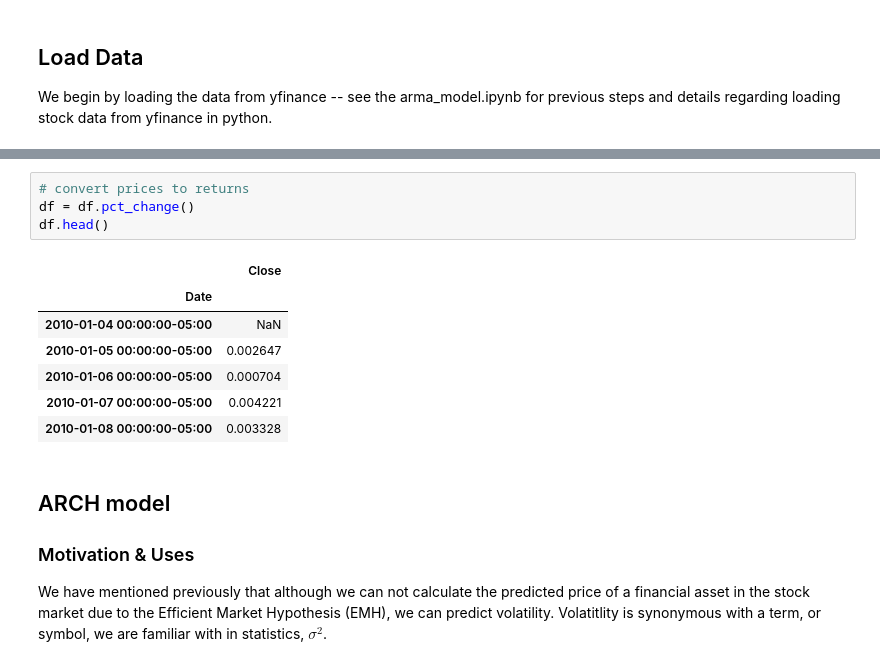
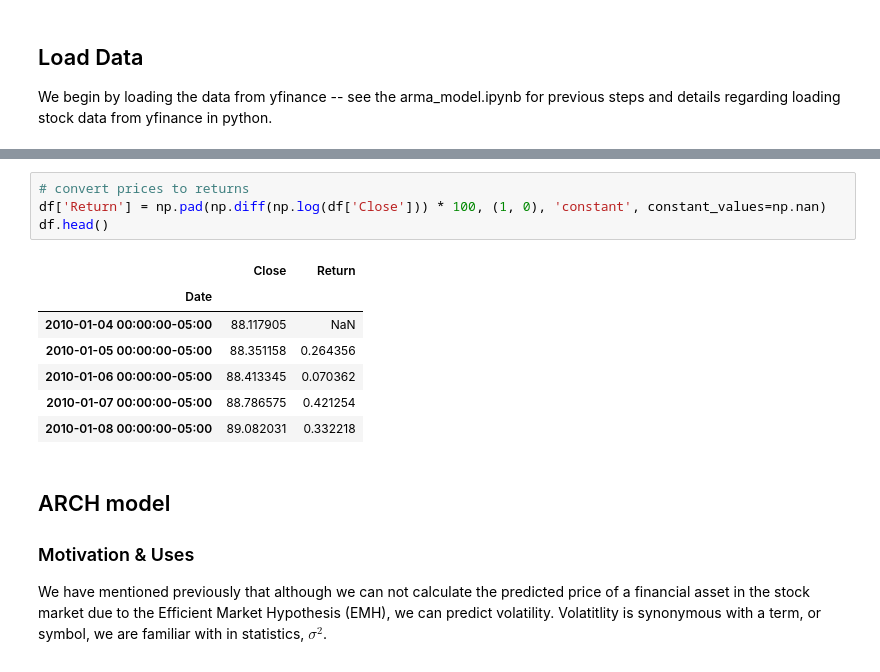
Before and after one commit to danielherrerahsph/SPYtimeseries, a Jupyter notebook: arch_model.ipynb, the cells around one changed output, grey strips where cells are left out. Cells and saved outputs as stored; diff of their text form.

```diff
--- a/arch_model.ipynb
+++ b/arch_model.ipynb
@@ -86,16 +90,16 @@ The log return which is often used is denoted by the following where $r_t$ is th
 $r_t = log(\frac{P_t}{P_{t-1}}) = log P_t - log P_{t-1}$
 # %%
 # convert prices to returns
-df = df.pct_change()
+df['Return'] = np.pad(np.diff(np.log(df['Close'])) * 100, (1, 0), 'constant', constant_values=np.nan)
 df.head()
 # %% [output]
-|  | Close |
-| Date |  |
-| 2010-01-04 00:00:00-05:00 | NaN |
-| 2010-01-05 00:00:00-05:00 | 0.002647 |
-| 2010-01-06 00:00:00-05:00 | 0.000704 |
-| 2010-01-07 00:00:00-05:00 | 0.004221 |
-| 2010-01-08 00:00:00-05:00 | 0.003328 |
+|  | Close | Return |
+| Date |  |  |
+| 2010-01-04 00:00:00-05:00 | 88.117905 | NaN |
+| 2010-01-05 00:00:00-05:00 | 88.351158 | 0.264356 |
+| 2010-01-06 00:00:00-05:00 | 88.413345 | 0.070362 |
+| 2010-01-07 00:00:00-05:00 | 88.786575 | 0.421254 |
+| 2010-01-08 00:00:00-05:00 | 89.082031 | 0.332218 |
 # %% [markdown]
 ## ARCH model
 
```
Also changed, not shown: parts of 27 cells of this notebook.
